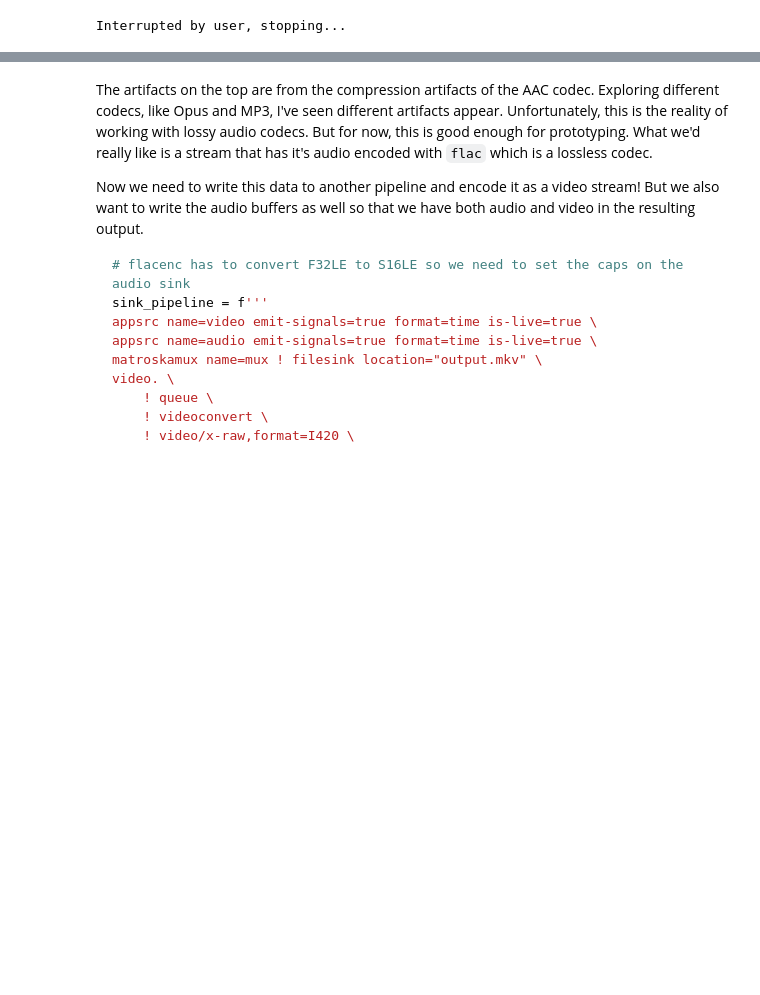
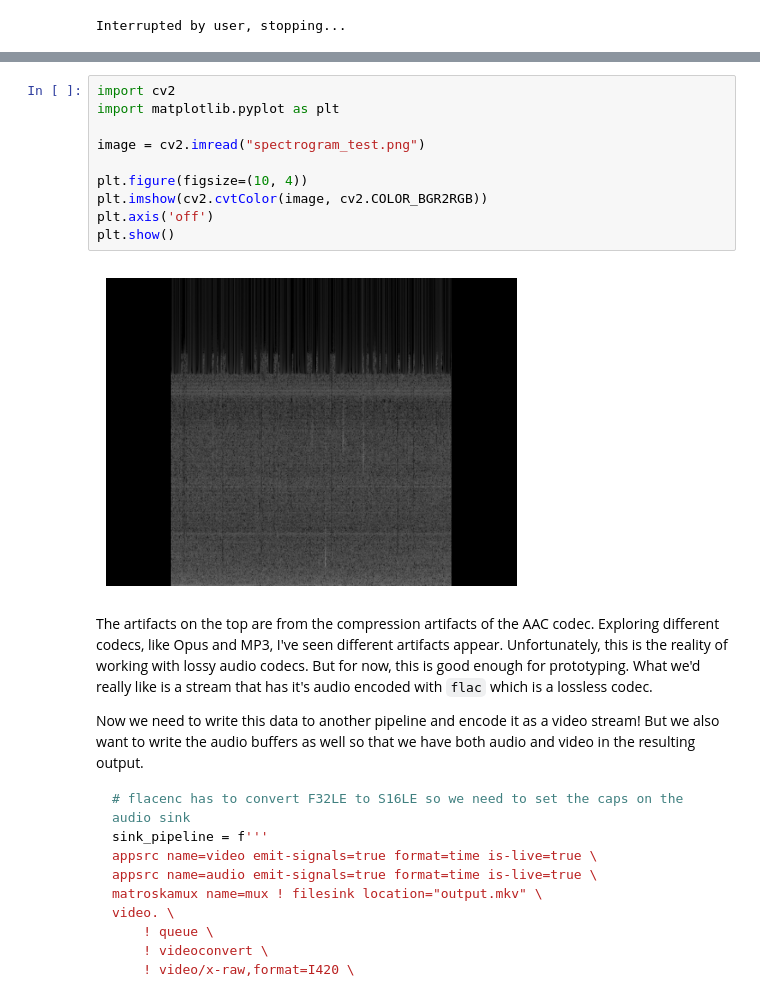
Before and after one commit to jackmead515/jackmead515.github.io, a Jupyter notebook: _blogs/spectrogram_generation/spectrogram_generation.ipynb, the cells around one changed output, grey strips where cells are left out. Drawn from its saved outputs; the diff is of its cells as text; blank space fills up the shorter version.

```diff
--- a/_blogs/spectrogram_generation/spectrogram_generation.ipynb
+++ b/_blogs/spectrogram_generation/spectrogram_generation.ipynb
@@ -232,3 +240,15 @@ And boom! we are now generating a live spectrogram image from the audio stream.
+# %%
+import cv2
+import matplotlib.pyplot as plt
+
+image = cv2.imread("spectrogram_test.png")
+
+plt.figure(figsize=(10, 4))
+plt.imshow(cv2.cvtColor(image, cv2.COLOR_BGR2RGB))
+plt.axis('off')
+plt.show()
+# %% [output]
+[figure, added]
 # %% [markdown]
 The artifacts on the top are from the compression artifacts of the AAC codec. Exploring different codecs, like Opus and MP3, I've seen different artifacts appear. Unfortunately, this is the reality of working with lossy audio codecs. But for now, this is good enough for prototyping. What we'd really like is a stream that has it's audio encoded with `flac` which is a lossless codec.
 
```
Also changed, not shown: parts of 5 cells of this notebook, 2 other files.
